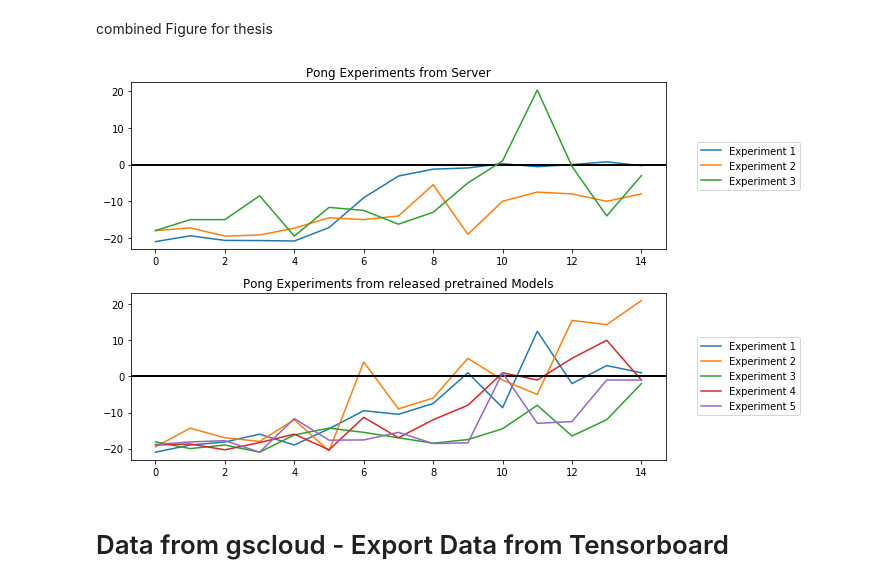
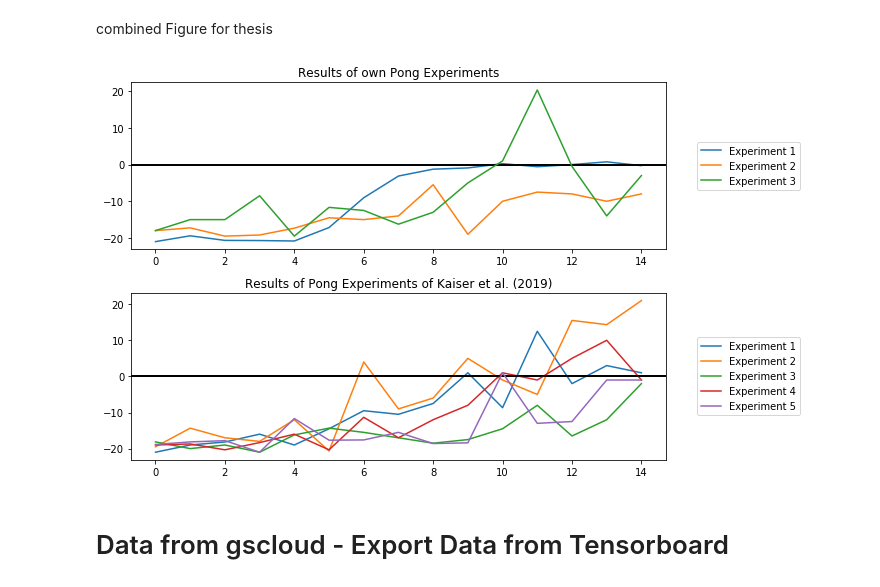
Before and after one commit to dakaun/worldmodel, a Jupyter notebook: tensor2tensor/tensor2tensor/rl/read_experiments/read_experiments.ipynb, the cells around one changed output. Drawn from its saved outputs; the diff is of its cells as text; code cells hidden in the pictures.

```diff
--- a/tensor2tensor/tensor2tensor/rl/read_experiments/read_experiments.ipynb
+++ b/tensor2tensor/tensor2tensor/rl/read_experiments/read_experiments.ipynb
@@ -505,32 +505,32 @@ combined Figure for thesis
 # %%
 plt.subplots(2,1,figsize = (10,6))
 plt.subplot(2,1,1)
 for i1 in range(3):
     index = f'pong_wm_training{(i1+1)}'
     pong_server = results_server[(results_server['game']== 'Pong') &
                            (results_server['training'] == index)][-15:]
 
     plt.axhline(y=0, color='black')
     label = 'Experiment '+ str(i1+1)
     plt.plot(pong_server['Step'], pong_server['mean_reward/train/clipped'], label=label)
-    plt.title('Pong Experiments from Server')
+    plt.title('Results of own Pong Experiments')
     plt.legend(bbox_to_anchor=(1.05, 0.5), loc='center left')
 plt.subplot(2,1,2)
 for i2 in range(5):
     index = 141 + i2
     pong_server = resultspong[(resultspong['game']== 'Pong') &
                            (resultspong['experiment_id'] == index)][-15:]
 
     plt.axhline(y=0, color='black')
     label = 'Experiment '+ str(index-140)
     plt.plot(pong_server['epoch_num'], pong_server['mean_reward/train/clipped'], label=label)
-    plt.title('Pong Experiments from released pretrained Models')
+    plt.title('Results of Pong Experiments of Kaiser et al. (2019)')
     plt.legend(bbox_to_anchor=(1.05, 0.5), loc='center left')
 plt.tight_layout()
 plt.savefig('pong_experiments_servergcloud_rewardtrain.png')
 plt.show()
 # %% [output]
-[figure, old version]
+[figure, new version]
 # %%
 #f, ax = plt.subplots(1,2,figsize = (24,8))
 #title = f.suptitle('BIG TITLE')
```
Also changed, not shown: 3 other files.
